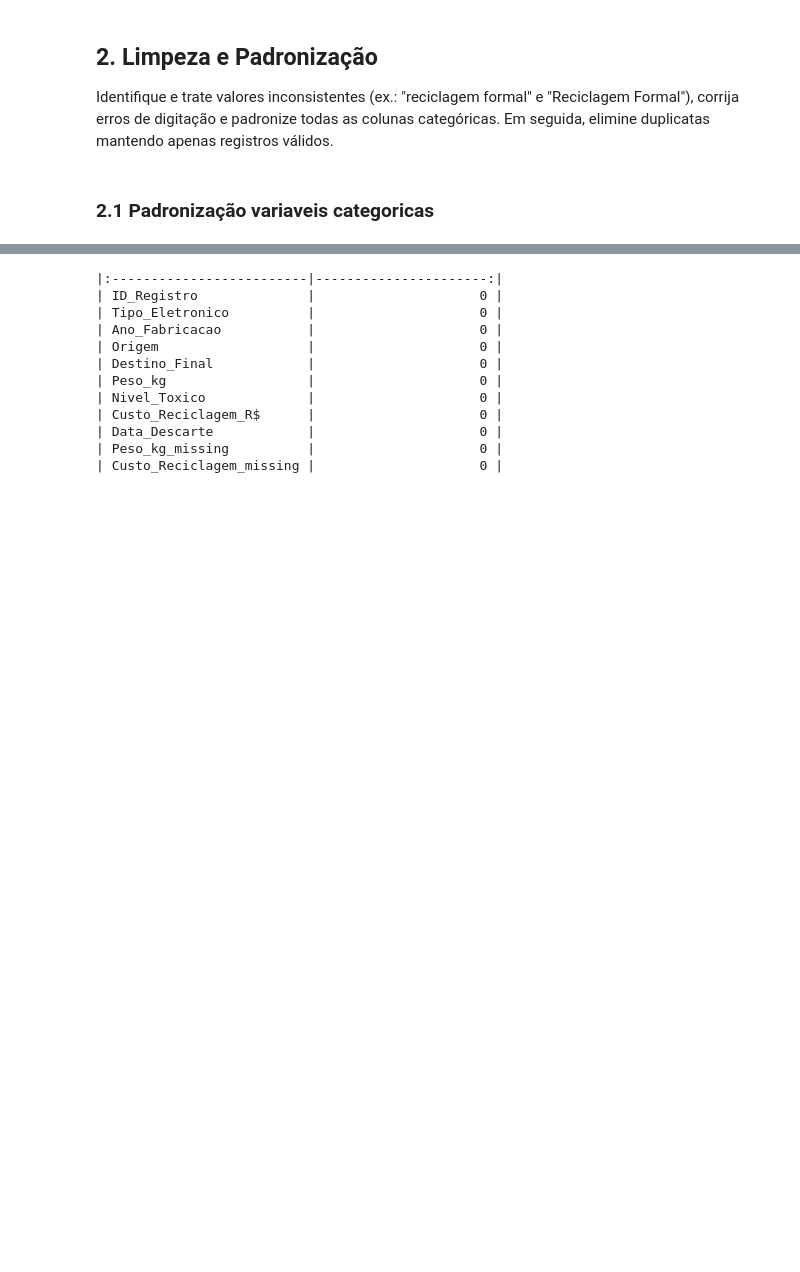
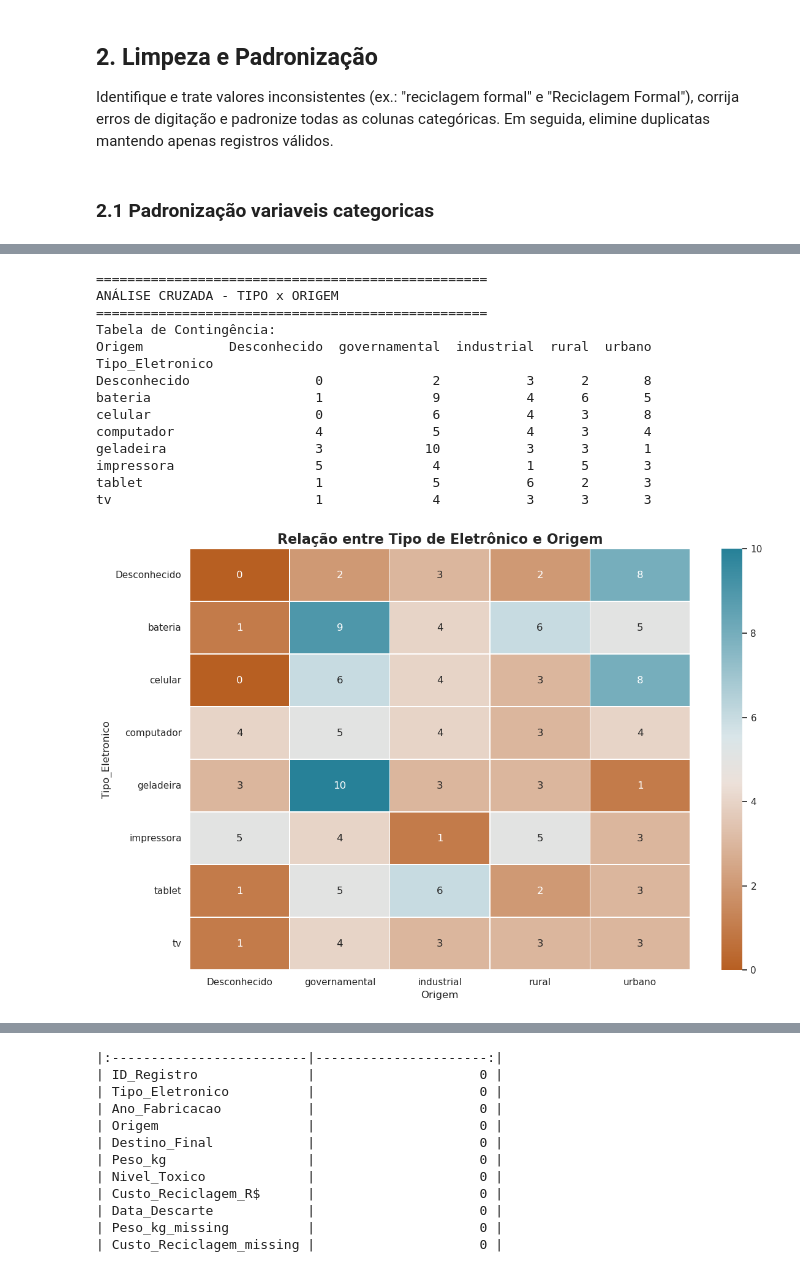
Before and after one commit to albertoakel/I2A2, a Jupyter notebook: notebook/I2A2_TAREFA6_GRUPO26_DRAFT.ipynb, the cells around one changed output, grey strips where cells are left out. Cells and saved outputs as stored; diff of their text form; code cells hidden in the pictures; blank space fills up the shorter version.

```diff
--- a/notebook/I2A2_TAREFA6_GRUPO26_DRAFT.ipynb
+++ b/notebook/I2A2_TAREFA6_GRUPO26_DRAFT.ipynb
@@ -165,0 +330,40 @@ df["Destino_Final"] = df["Destino_Final"].fillna("Desconhecido")
+# %%
+from matplotlib.colors import LinearSegmentedColormap
+
+orange_teal = sns.diverging_palette(30, 220, s=90, l=50, n=10, as_cmap=False)
+# Converter para colormap do Matplotlib
+orange_teal_cmap = LinearSegmentedColormap.from_list("OrangeTeal", orange_teal)
+
+# 4. ANÁLISE CRUZADA (GROUPBY)
+print("=" * 50)
+print("ANÁLISE CRUZADA - TIPO x ORIGEM")
+print("=" * 50)
+
+# Cruzamento entre Tipo_Eletronico e Origem
+cruzamento = df.groupby(['Tipo_Eletronico', 'Origem']).size().unstack(fill_value=0)
+print("Tabela de Contingência:")
+print(cruzamento)
+print("\n")
+
+# Heatmap da análise cruzada
+plt.figure(figsize=(12, 8))
+sns.heatmap(cruzamento, annot=True, fmt='d', cmap=orange_teal_cmap, linewidths=0.5)
+plt.title('Relação entre Tipo de Eletrônico e Origem', fontsize=16, fontweight='bold')
+plt.tight_layout()
+plt.show()
+# %% [output]
+==================================================
+ANÁLISE CRUZADA - TIPO x ORIGEM
+==================================================
+Tabela de Contingência:
+Origem           Desconhecido  governamental  industrial  rural  urbano
+Tipo_Eletronico
+Desconhecido                0              2           3      2       8
+bateria                     1              9           4      6       5
+celular                     0              6           4      3       8
+computador                  4              5           4      3       4
+geladeira                   3             10           3      3       1
+impressora                  5              4           1      5       3
+tablet                      1              5           6      2       3
+tv                          1              4           3      3       3
+[figure, added]
```
Also changed, not shown: parts of 13 cells of this notebook, 3 other files.
